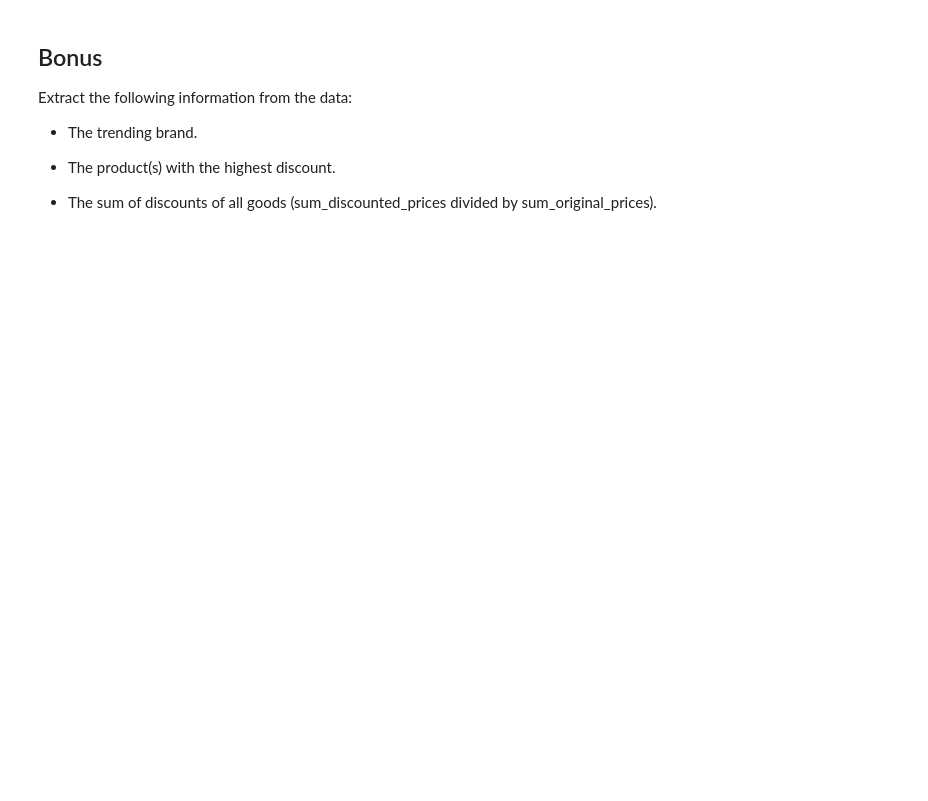
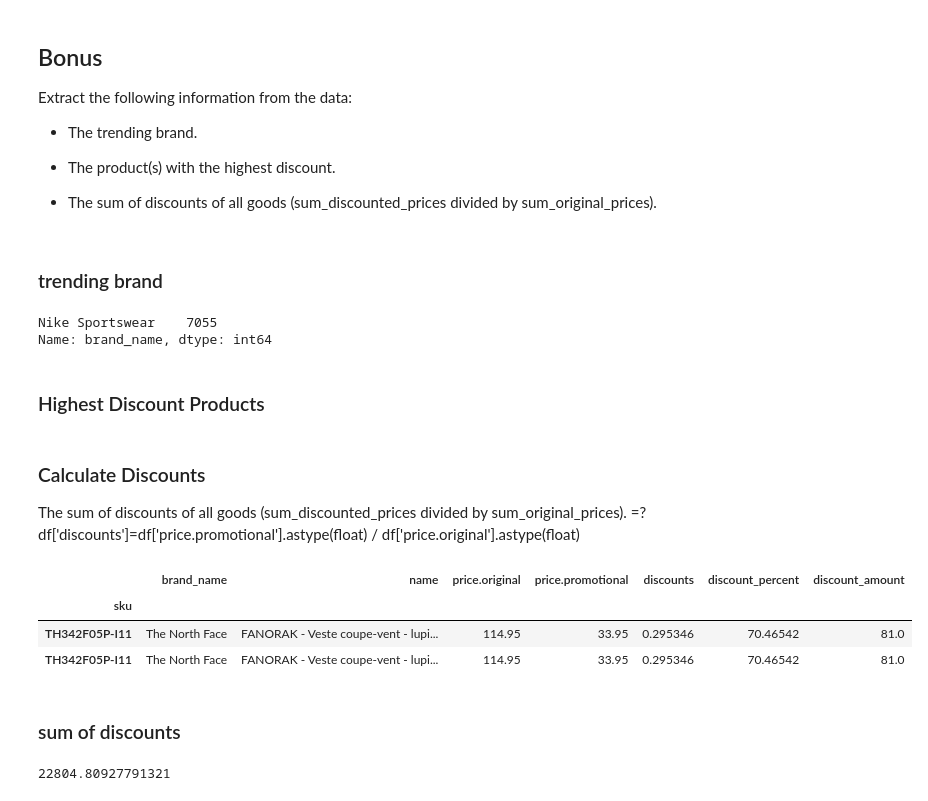
Before and after one commit to ta-datapt-bcn/lab-parsing-API-data, a Jupyter notebook: your-code/main.ipynb, the cells around one changed output. Saved outputs shown, nothing was run; the diff lists cells and outputs as text; code cells hidden in the pictures; blank space fills up the shorter version.

```diff
--- a/your-code/main.ipynb
+++ b/your-code/main.ipynb
@@ -45,5 +143,44 @@ Extract the following information from the data:
 * The product(s) with the highest discount.
 
 * The sum of discounts of all goods (sum_discounted_prices divided by sum_original_prices).
+# %% [markdown]
+### trending brand
 # %%
 # your code here
+df.brand_name.value_counts().head(1)
+# %% [output]
+Nike Sportswear    7055
+Name: brand_name, dtype: int64
+# %% [markdown]
+### Highest Discount Products
+# %%
+#Our data is still text. Convert prices into numbers.
+# your code
+df['price.original']=df['price.original'].str.extract('(\d*,\d*)')
+df['price.promotional']=df['price.promotional'].str.extract('(\d*,\d*)')
+
+df['price.original'] = [x.replace(',', '.') for x in df['price.original']]
+df['price.promotional'] = [x.replace(',', '.') for x in df['price.promotional']]
+# %% [markdown]
+### Calculate Discounts
+
+The sum of discounts of all goods (sum_discounted_prices divided by sum_original_prices). =? <br>
+df['discounts']=df['price.promotional'].astype(float) / df['price.original'].astype(float)
+# %%
+df['discount_amount']=df['price.original'].astype(float)-df['price.promotional'].astype(float)
+df['discounts']=df['price.promotional'].astype(float) / df['price.original'].astype(float)
+df['discount_percent'] = 100 -((df['price.promotional'].astype(float) / df['price.original'].astype(float)) *100)
+# %%
+df1 = df[['brand_name','name','price.original','price.promotional','discounts','discount_percent','discount_amount']]
+df1.sort_values('discount_percent',ascending=False).head(2)
+# %% [output]
+|  | brand_name | name | price.original | price.promotional | discounts | discount_percent | discount_amount |
+| sku |  |  |  |  |  |  |  |
+| TH342F05P-I11 | The North Face | FANORAK - Veste coupe-vent - lupi... | 114.95 | 33.95 | 0.295346 | 70.46542 | 81.0 |
+| TH342F05P-I11 | The North Face | FANORAK - Veste coupe-vent - lupi... | 114.95 | 33.95 | 0.295346 | 70.46542 | 81.0 |
+# %% [markdown]
+### sum of discounts
+# %%
+df1.discounts.sum()
+# %% [output]
+22804.80927791321
```
Also changed, not shown: parts of 12 cells of this notebook.
